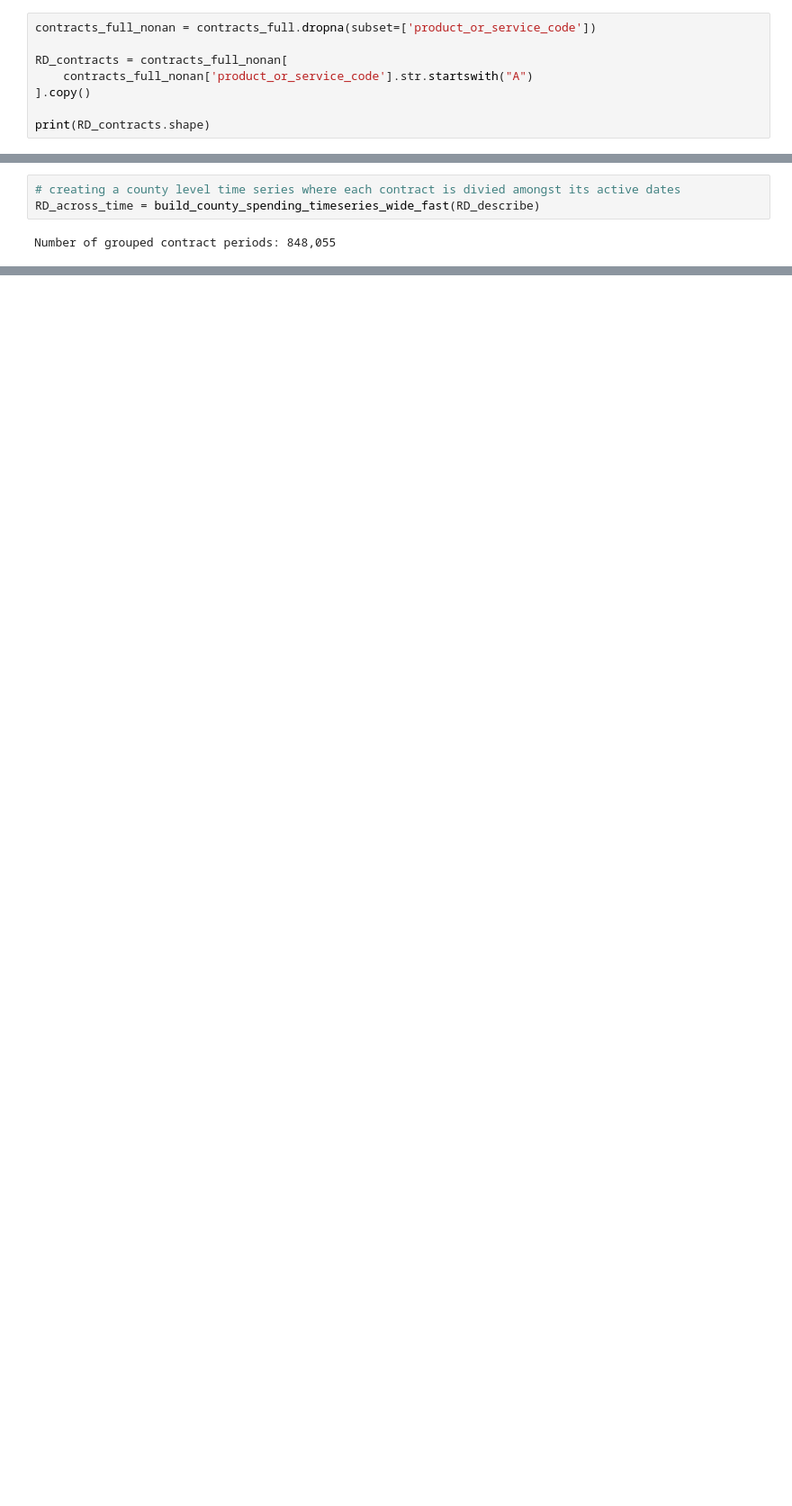
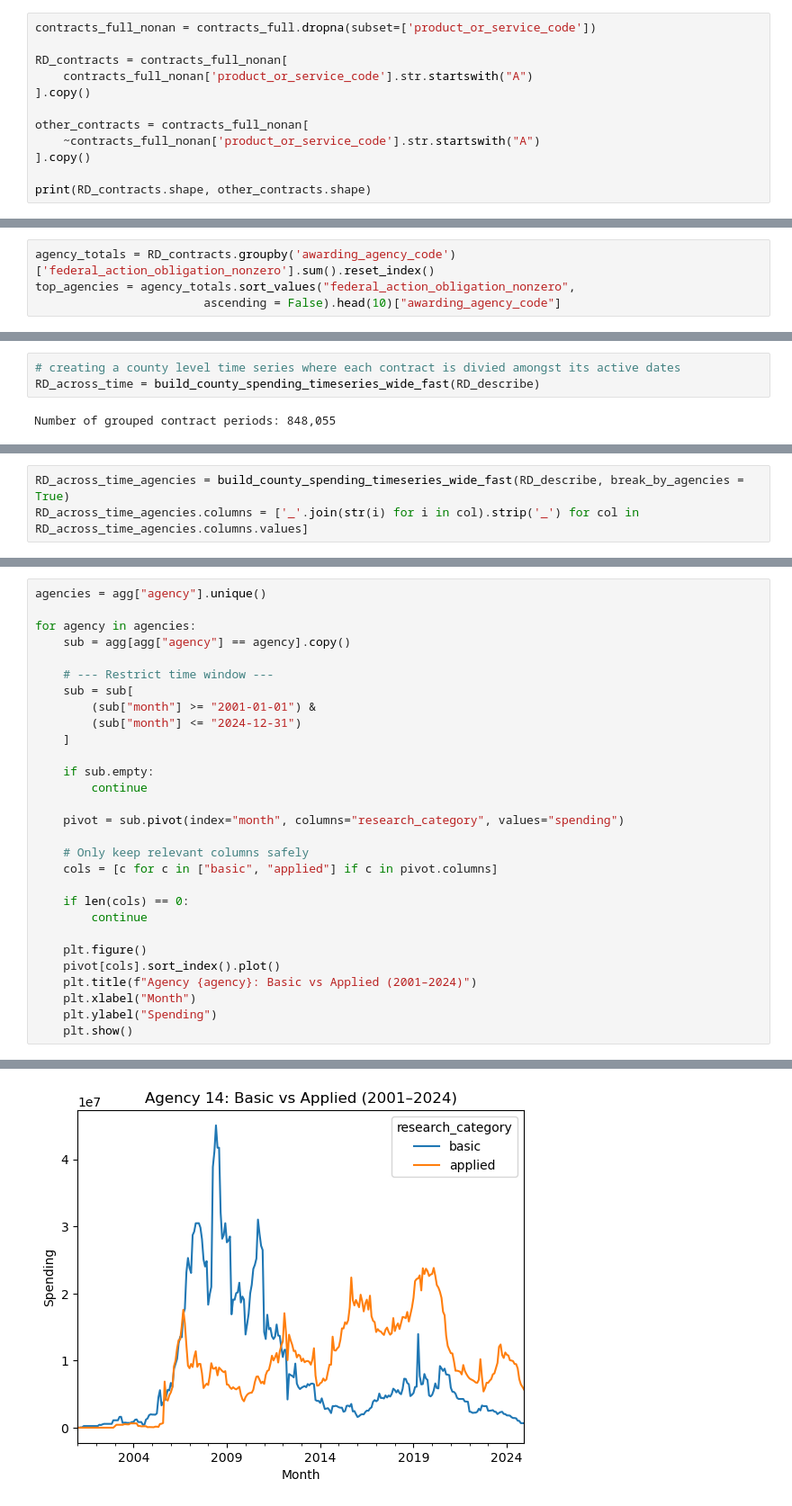
Before and after one commit to Robert-T-Remuszka/GovRnD, a Jupyter notebook: code/contract_data_work.ipynb, the cells around one changed output, grey strips where cells are left out. Shown at 90% size. Drawn from its saved outputs; the diff is of its cells as text; blank space fills up the shorter version.

```diff
--- a/code/contract_data_work.ipynb
+++ b/code/contract_data_work.ipynb
@@ -144,5 +154,9 @@ RD_contracts = contracts_full_nonan[
     contracts_full_nonan['product_or_service_code'].str.startswith("A")
 ].copy()
 
-print(RD_contracts.shape)
+other_contracts = contracts_full_nonan[
+    ~contracts_full_nonan['product_or_service_code'].str.startswith("A")
+].copy()
+
+print(RD_contracts.shape, other_contracts.shape)
 # %% [output]
@@ -150 +164,5 @@ print(RD_contracts.shape)
+# %%
+agency_totals = RD_contracts.groupby('awarding_agency_code')['federal_action_obligation_nonzero'].sum().reset_index()
+top_agencies = agency_totals.sort_values("federal_action_obligation_nonzero",
+                        ascending = False).head(10)["awarding_agency_code"]
 # %%
@@ -299,0 +476,3 @@ Number of grouped contract periods: 848,055
+# %%
+RD_across_time_agencies = build_county_spending_timeseries_wide_fast(RD_describe, break_by_agencies = True)
+RD_across_time_agencies.columns = ['_'.join(str(i) for i in col).strip('_') for col in RD_across_time_agencies.columns.values]
@@ -299,0 +503,30 @@ Number of grouped contract periods: 848,055
+# %%
+agencies = agg["agency"].unique()
+
+for agency in agencies:
+    sub = agg[agg["agency"] == agency].copy()
+
+    # --- Restrict time window ---
+    sub = sub[
+        (sub["month"] >= "2001-01-01") &
+        (sub["month"] <= "2024-12-31")
+    ]
+
+    if sub.empty:
+        continue
+
+    pivot = sub.pivot(index="month", columns="research_category", values="spending")
+
+    # Only keep relevant columns safely
+    cols = [c for c in ["basic", "applied"] if c in pivot.columns]
+
+    if len(cols) == 0:
+        continue
+
+    plt.figure()
+    pivot[cols].sort_index().plot()
+    plt.title(f"Agency {agency}: Basic vs Applied (2001–2024)")
+    plt.xlabel("Month")
+    plt.ylabel("Spending")
+    plt.show()
+# %% [output]
@@ -299,0 +534 @@ Number of grouped contract periods: 848,055
+[figure, added]
```
Also changed, not shown: parts of 46 cells of this notebook.
